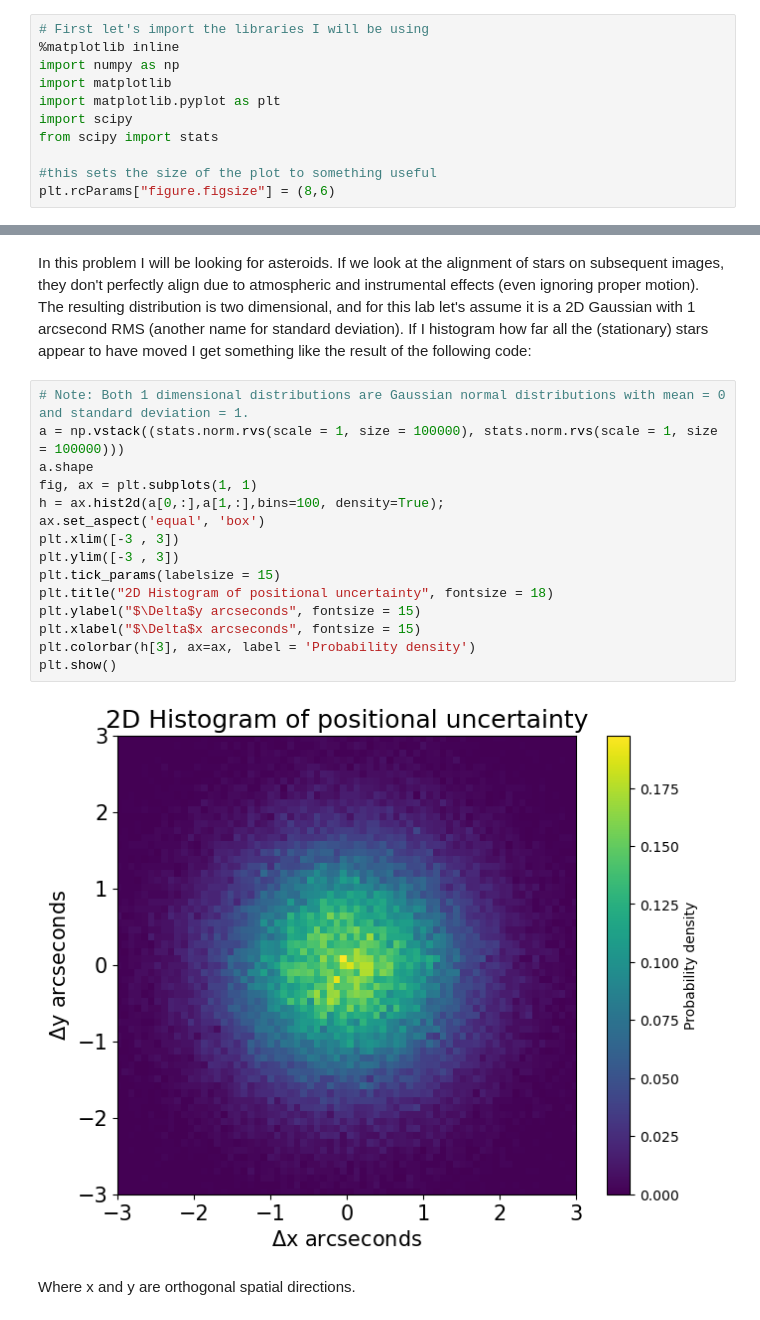
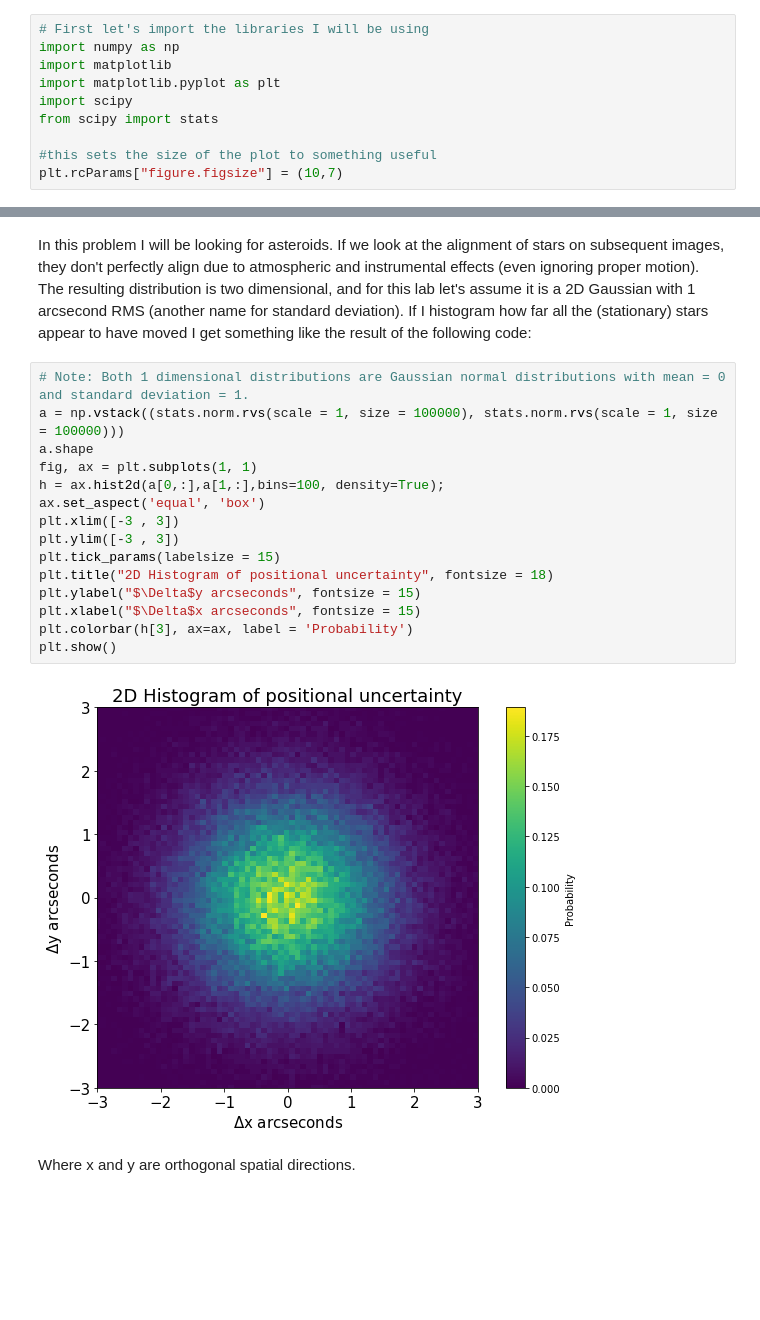
Before and after one commit to jenniv27/phys434, a Jupyter notebook: Labs/Lab3.ipynb, the cells around one changed output, grey strips where cells are left out. Drawn from its saved outputs; the diff is of its cells as text; blank space fills up the shorter version.

```diff
--- a/Labs/Lab3.ipynb
+++ b/Labs/Lab3.ipynb
@@ -16,7 +16,6 @@ My goal is to identify and throw out all the data when the thermal control syste
 First, I will import libraries and simulate some data. I will simulate 100k "good" data points assuming Gaussian fluctuations, and will also add the following "bad" datapoints: {10., 10.3, 2.1, 0., 0., 15.6, 22.3, 12.7}
 # %%
 # First let's import the libraries I will be using
-%matplotlib inline
 import numpy as np
 import matplotlib
 import matplotlib.pyplot as plt
@@ -24,7 +23,7 @@ import scipy
 from scipy import stats
 
 #this sets the size of the plot to something useful
-plt.rcParams["figure.figsize"] = (8,6)
+plt.rcParams["figure.figsize"] = (10,7)
 # %%
 mean_data = 12
 std_data = 0.4
@@ -157,20 +157,20 @@ In this problem I will be looking for asteroids. If we look at the alignment of
 # %%
 # Note: Both 1 dimensional distributions are Gaussian normal distributions with mean = 0 and standard deviation = 1.
 a = np.vstack((stats.norm.rvs(scale = 1, size = 100000), stats.norm.rvs(scale = 1, size = 100000)))
 a.shape
 fig, ax = plt.subplots(1, 1)
 h = ax.hist2d(a[0,:],a[1,:],bins=100, density=True);
 ax.set_aspect('equal', 'box')
 plt.xlim([-3 , 3])
 plt.ylim([-3 , 3])
 plt.tick_params(labelsize = 15)
 plt.title("2D Histogram of positional uncertainty", fontsize = 18)
 plt.ylabel("$\Delta$y arcseconds", fontsize = 15)
 plt.xlabel("$\Delta$x arcseconds", fontsize = 15)
-plt.colorbar(h[3], ax=ax, label = 'Probability density')
+plt.colorbar(h[3], ax=ax, label = 'Probability')
 plt.show()
 # %% [output]
-[figure, old version]
+[figure, new version]
 # %% [markdown]
 Where x and y are orthogonal spatial directions.
 # %% [markdown]
```
Also changed, not shown: parts of 25 cells of this notebook.
